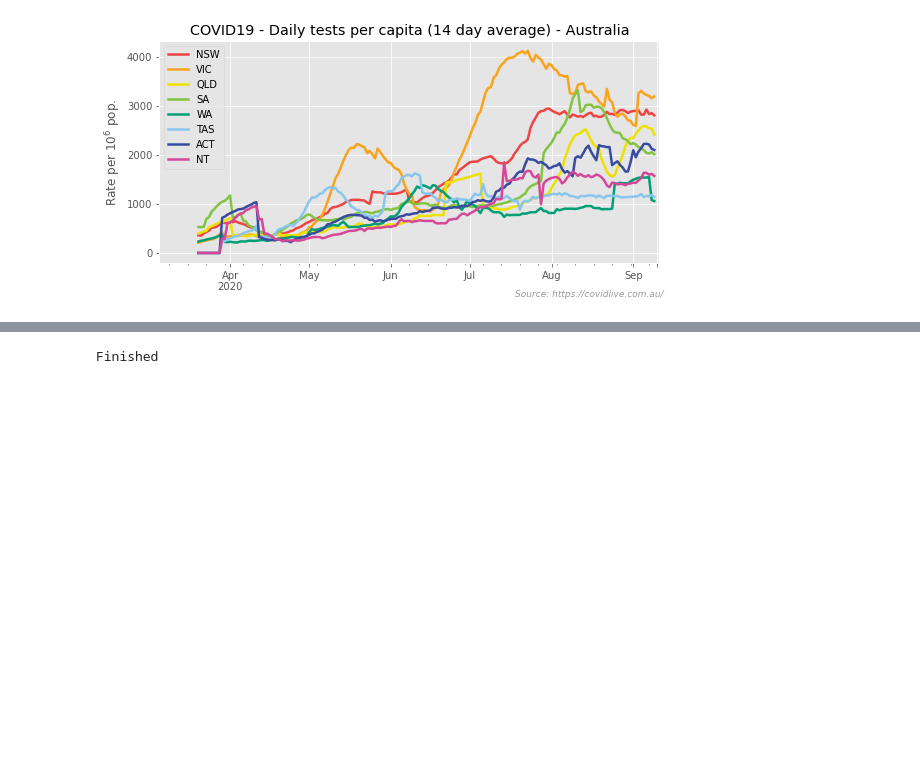
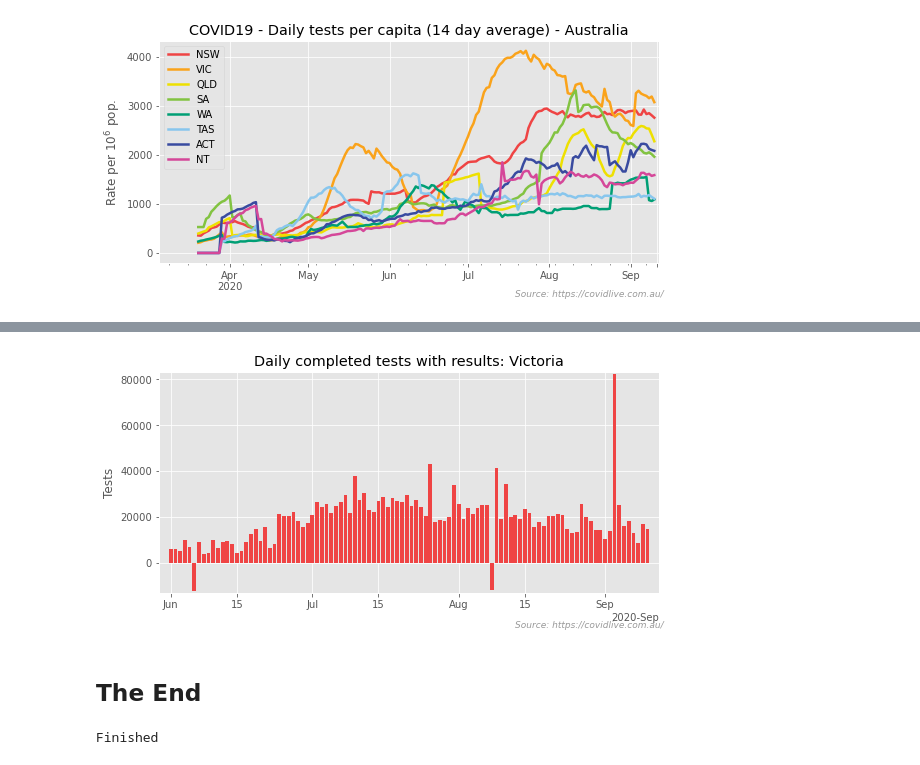
Before and after one commit to bpalmer4/Covid-19, a Jupyter notebook: notebooks/Covid-Australia-2.ipynb, the cells around one changed output, grey strips where cells are left out. Drawn from its saved outputs; the diff is of its cells as text; code cells hidden in the pictures; blank space fills up the shorter version.

```diff
--- a/notebooks/Covid-Australia-2.ipynb
+++ b/notebooks/Covid-Australia-2.ipynb
@@ -371,3 +424,25 @@ plot_tidy_up(ax, title)
+# %%
+daily_tests_vic = tests_all['VIC']['NET']
+daily_tests_vic = daily_tests_vic.iloc[daily_tests_vic.index >= pd.Timestamp('2020-06-01')]
+title = f"Daily completed tests with results: Victoria"
+fig, ax = plt.subplots()
+ax.xaxis_date()
+ax.margins(0.01)
+ax.bar(daily_tests_vic.index, daily_tests_vic)
+
+locator = mdates.AutoDateLocator(minticks=4, maxticks=10)
+formatter = mdates.ConciseDateFormatter(locator)
+ax.xaxis.set_major_locator(locator)
+ax.xaxis.set_major_formatter(formatter)
+
+ax.set_title(title)
+ax.set_xlabel(None)
+ax.set_ylabel('Tests')
+plot_tidy_up(ax, title)
+# %% [output]
+[figure, added]
+# %% [markdown]
+## The End
 # %%
 print('Finished')
 # %% [output]
```
Also changed, not shown: parts of 8 cells of this notebook.
